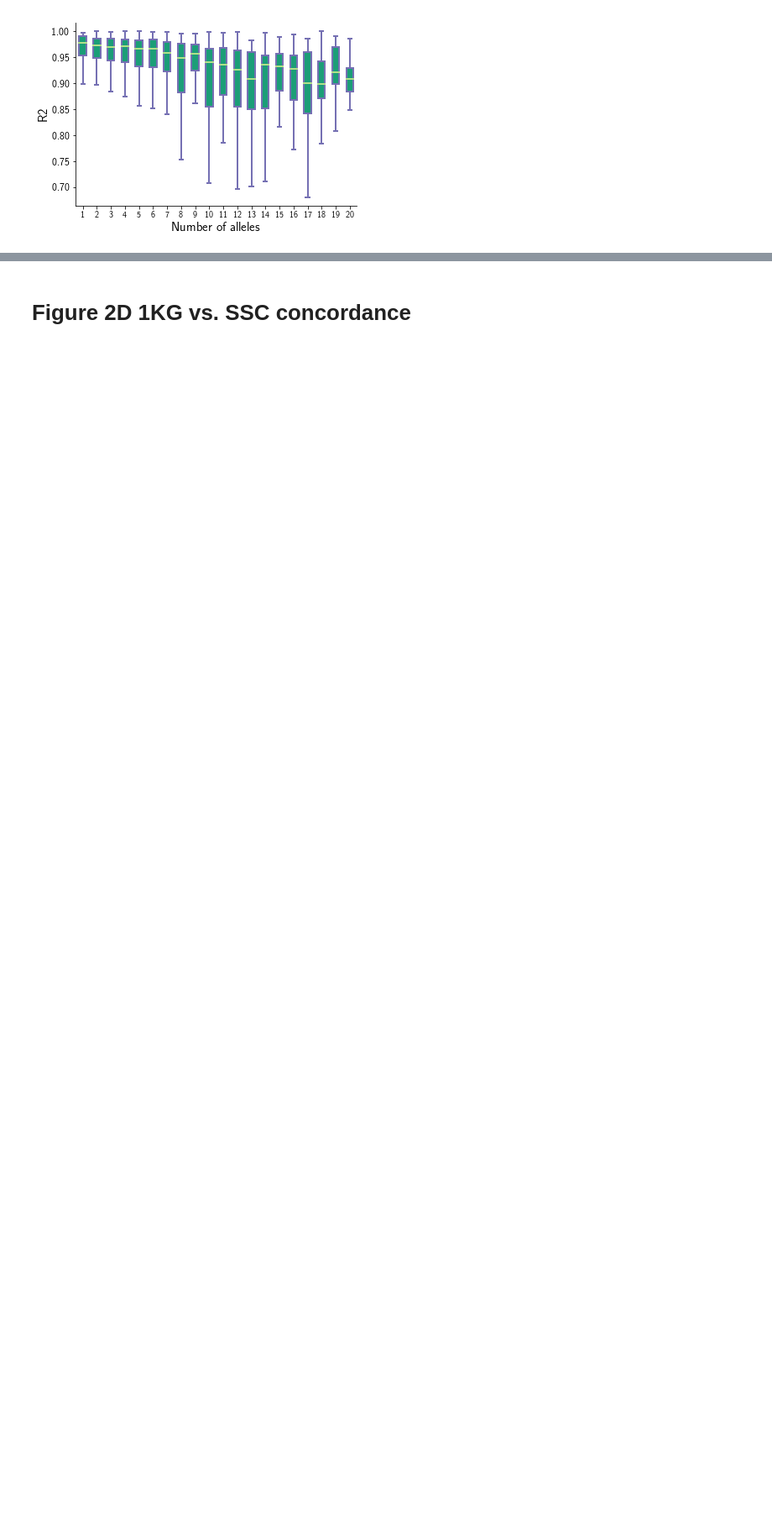
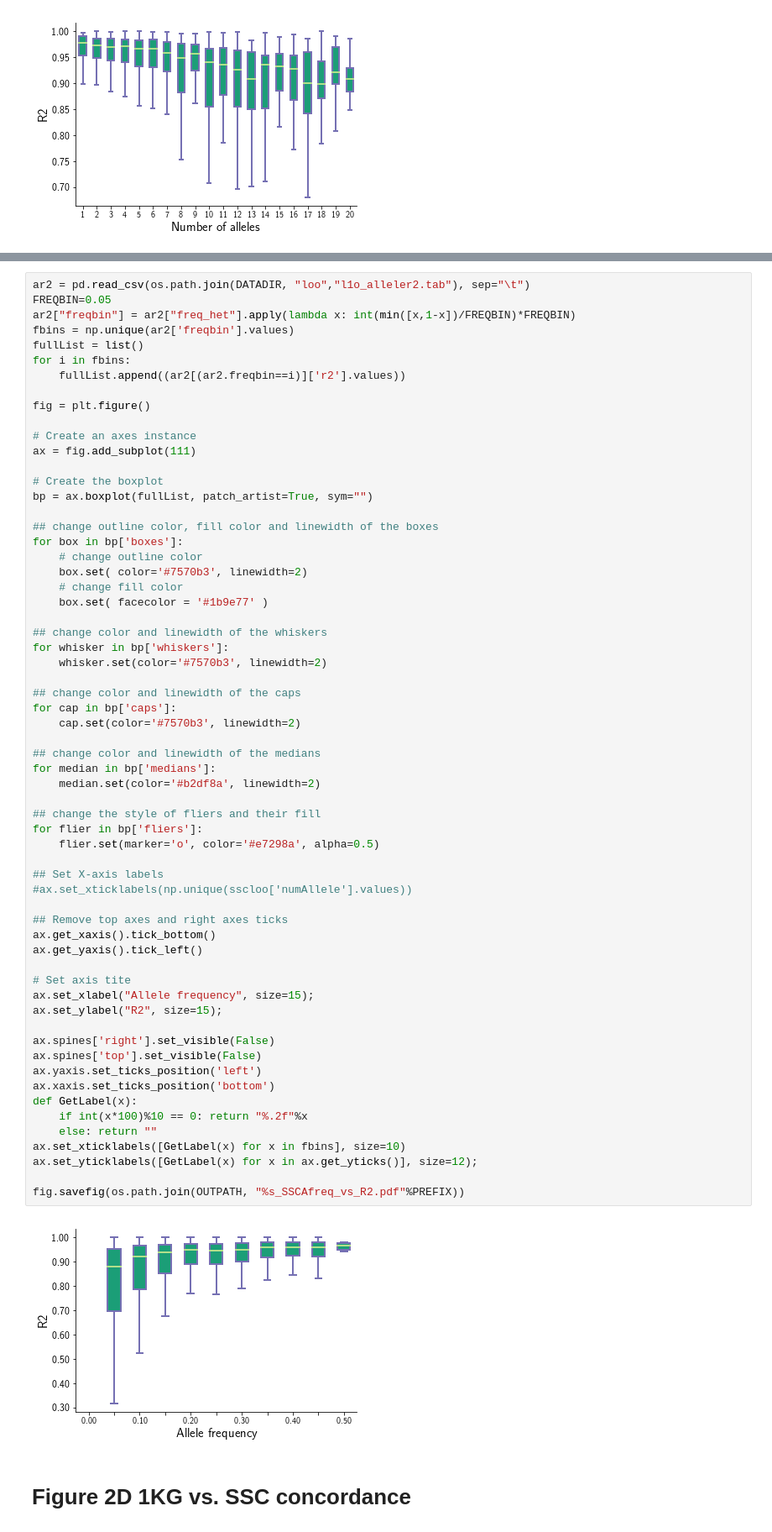
Before and after one commit to gymreklab/ssc-imputation, a Jupyter notebook: haplotype_paper/Figures/Figure2_SSCLD.ipynb, the cells around one changed output, grey strips where cells are left out. Shown at 84% size. Cells and saved outputs as stored; diff of their text form; blank space fills up the shorter version.

```diff
--- a/haplotype_paper/Figures/Figure2_SSCLD.ipynb
+++ b/haplotype_paper/Figures/Figure2_SSCLD.ipynb
@@ -164,3 +164,67 @@ fig.savefig(os.path.join(OUTPATH, "SuppFig_SSCR2VsNumAlleles.pdf"))
+# %%
+ar2 = pd.read_csv(os.path.join(DATADIR, "loo","l1o_alleler2.tab"), sep="\t")
+FREQBIN=0.05
+ar2["freqbin"] = ar2["freq_het"].apply(lambda x: int(min([x,1-x])/FREQBIN)*FREQBIN)
+fbins = np.unique(ar2['freqbin'].values)
+fullList = list()
+for i in fbins:
+    fullList.append((ar2[(ar2.freqbin==i)]['r2'].values))
+
+fig = plt.figure()
+
+# Create an axes instance
+ax = fig.add_subplot(111)
+
+# Create the boxplot
+bp = ax.boxplot(fullList, patch_artist=True, sym="")
+
+## change outline color, fill color and linewidth of the boxes
+for box in bp['boxes']:
+    # change outline color
+    box.set( color='#7570b3', linewidth=2)
+    # change fill color
+    box.set( facecolor = '#1b9e77' )
+
+## change color and linewidth of the whiskers
+for whisker in bp['whiskers']:
+    whisker.set(color='#7570b3', linewidth=2)
+
+## change color and linewidth of the caps
+for cap in bp['caps']:
+    cap.set(color='#7570b3', linewidth=2)
+
+## change color and linewidth of the medians
+for median in bp['medians']:
+    median.set(color='#b2df8a', linewidth=2)
+
+## change the style of fliers and their fill
+for flier in bp['fliers']:
+    flier.set(marker='o', color='#e7298a', alpha=0.5)
+
+## Set X-axis labels
+#ax.set_xticklabels(np.unique(sscloo['numAllele'].values))
+
+## Remove top axes and right axes ticks
+ax.get_xaxis().tick_bottom()
+ax.get_yaxis().tick_left()
+
+# Set axis tite
+ax.set_xlabel("Allele frequency", size=15);
+ax.set_ylabel("R2", size=15);
+
+ax.spines['right'].set_visible(False)
+ax.spines['top'].set_visible(False)
+ax.yaxis.set_ticks_position('left')
+ax.xaxis.set_ticks_position('bottom')
+def GetLabel(x):
+    if int(x*100)%10 == 0: return "%.2f"%x
+    else: return ""
+ax.set_xticklabels([GetLabel(x) for x in fbins], size=10)
+ax.set_yticklabels([GetLabel(x) for x in ax.get_yticks()], size=12);
+
+fig.savefig(os.path.join(OUTPATH, "%s_SSCAfreq_vs_R2.pdf"%PREFIX))
+# %% [output]
+[figure, added]
 # %% [markdown]
 # Figure 2D 1KG vs. SSC concordance
 # %%
```
Also changed, not shown: parts of 3 cells of this notebook, 3 other files.
